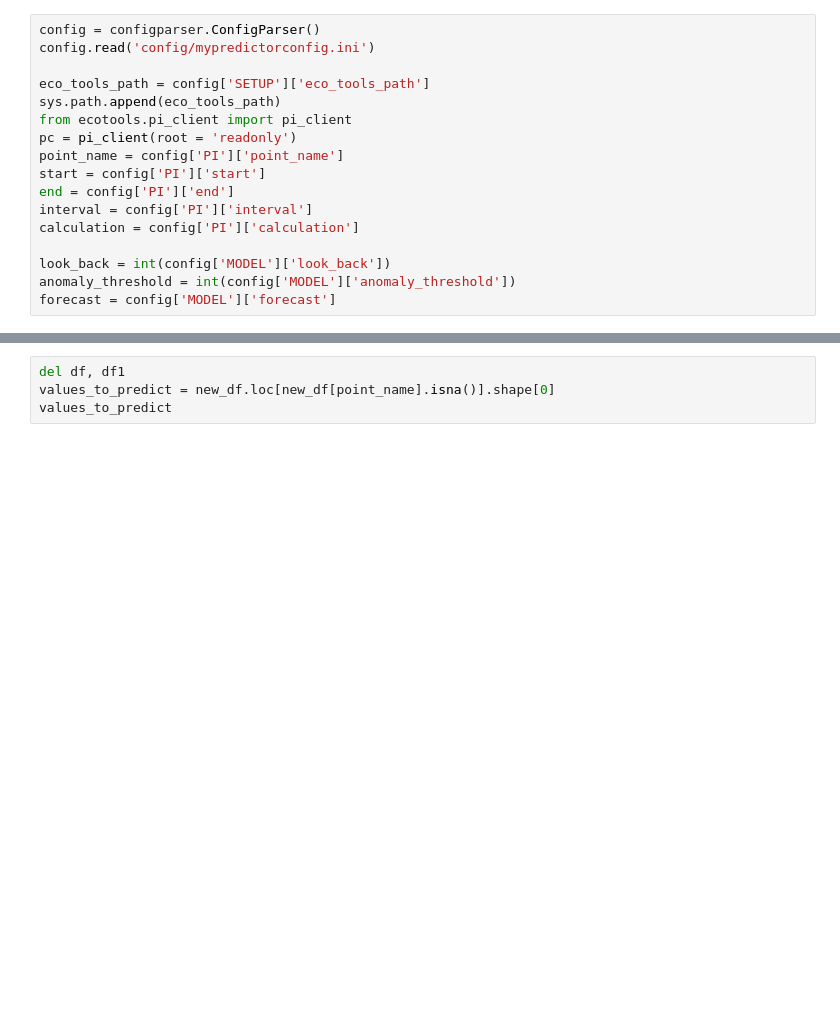
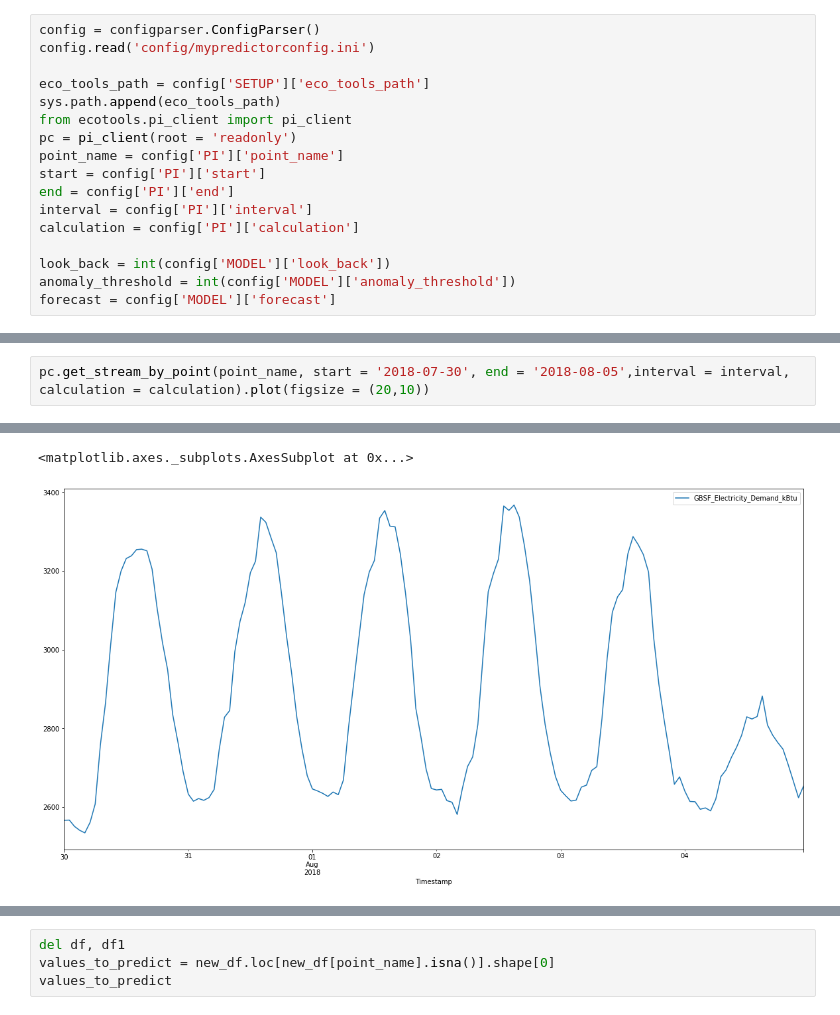
Before and after one commit to eco-data-science-team/LSTM-Anomaly-Detection, a Jupyter notebook: LSTM_Future_Predictor.ipynb, the cells around one changed output, grey strips where cells are left out. Saved outputs shown, nothing was run; the diff lists cells and outputs as text; blank space fills up the shorter version.

```diff
--- a/LSTM_Future_Predictor.ipynb
+++ b/LSTM_Future_Predictor.ipynb
@@ -72,0 +60,3 @@ WebID collection complete!
+# %%
+pc.get_stream_by_point(point_name, start = '2018-07-30', end = '2018-08-05',interval = interval, calculation = calculation).plot(figsize = (20,10))
+# %% [output]
@@ -73 +67,3 @@ WebID collection complete!
+<matplotlib.axes._subplots.AxesSubplot at 0x...>
+[figure, added]
 # %%
```
Also changed, not shown: parts of 12 cells of this notebook, 9 other files.
